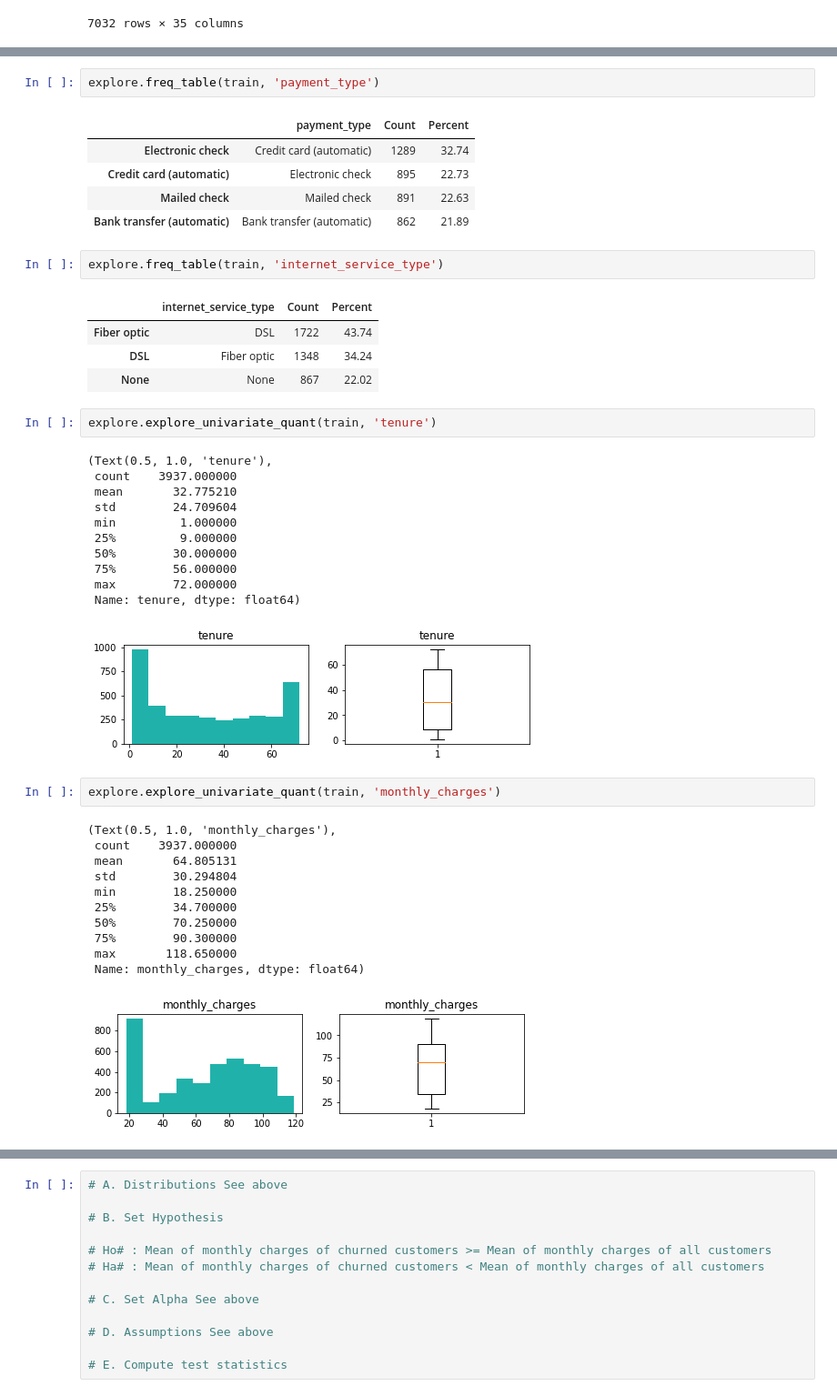
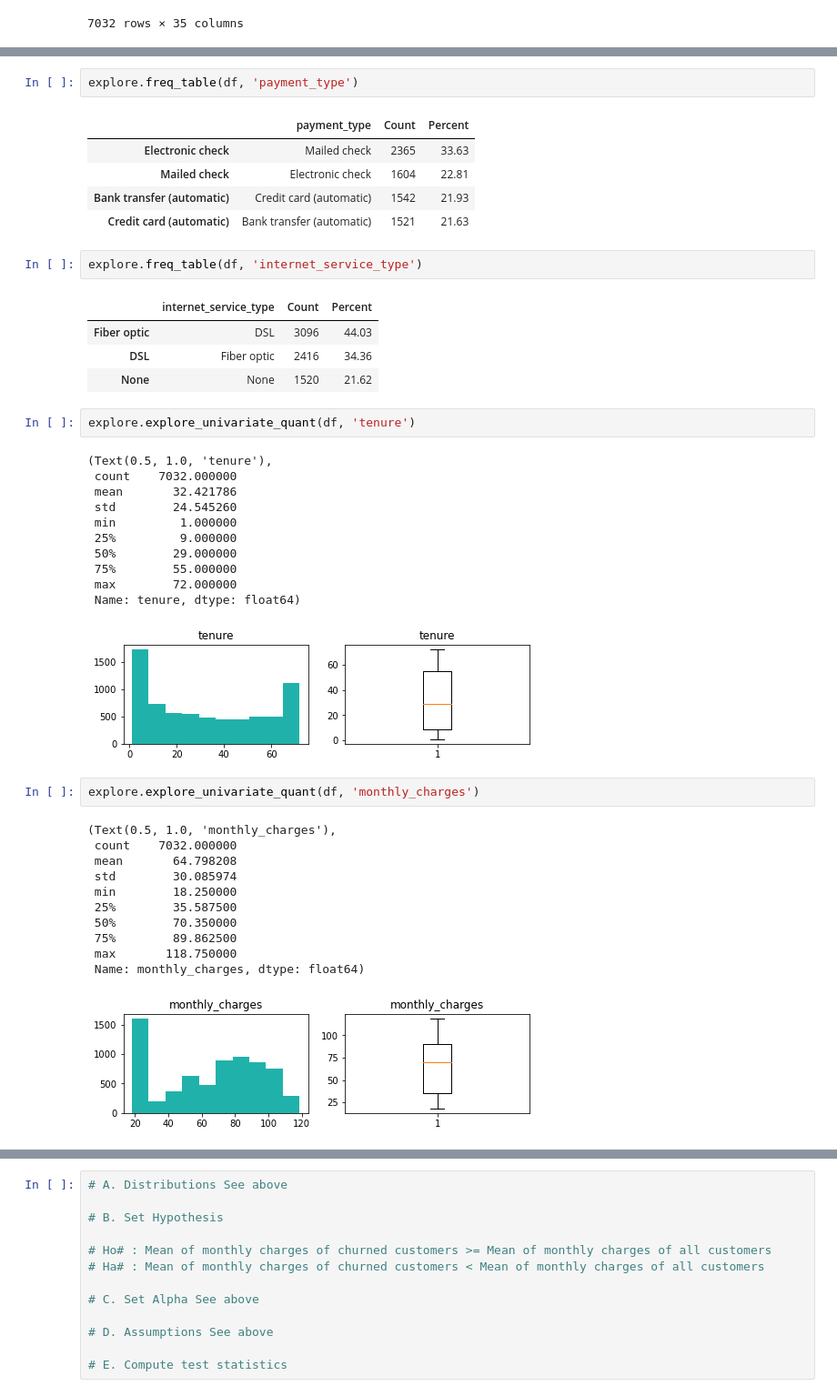
Before and after one commit to tim-keriazes/telco_project, a Jupyter notebook: telco_exploration.ipynb, the cells around one changed output, grey strips where cells are left out. Shown at 91% size. Cells and saved outputs as stored; diff of their text form.

```diff
--- a/telco_exploration.ipynb
+++ b/telco_exploration.ipynb
@@ -127,43 +123,43 @@ explore.freq_table(train, 'contract_type')
 # %%
-explore.freq_table(train, 'payment_type')
+explore.freq_table(df, 'payment_type')
 # %% [output]
 |  | payment_type | Count | Percent |
-| Electronic check | Credit card (automatic) | 1289 | 32.74 |
-| Credit card (automatic) | Electronic check | 895 | 22.73 |
-| Mailed check | Mailed check | 891 | 22.63 |
-| Bank transfer (automatic) | Bank transfer (automatic) | 862 | 21.89 |
+| Electronic check | Mailed check | 2365 | 33.63 |
+| Mailed check | Electronic check | 1604 | 22.81 |
+| Bank transfer (automatic) | Credit card (automatic) | 1542 | 21.93 |
+| Credit card (automatic) | Bank transfer (automatic) | 1521 | 21.63 |
 # %%
-explore.freq_table(train, 'internet_service_type')
+explore.freq_table(df, 'internet_service_type')
 # %% [output]
 |  | internet_service_type | Count | Percent |
-| Fiber optic | DSL | 1722 | 43.74 |
-| DSL | Fiber optic | 1348 | 34.24 |
-| None | None | 867 | 22.02 |
+| Fiber optic | DSL | 3096 | 44.03 |
+| DSL | Fiber optic | 2416 | 34.36 |
+| None | None | 1520 | 21.62 |
 # %%
-explore.explore_univariate_quant(train, 'tenure')
+explore.explore_univariate_quant(df, 'tenure')
 # %% [output]
 (Text(0.5, 1.0, 'tenure'),
- count    3937.000000
- mean       32.775210
- std        24.709604
+ count    7032.000000
+ mean       32.421786
+ std        24.545260
  min         1.000000
  25%         9.000000
- 50%        30.000000
- 75%        56.000000
+ 50%        29.000000
+ 75%        55.000000
  max        72.000000
  Name: tenure, dtype: float64)
-[figure, old version]
+[figure, new version]
 # %%
-explore.explore_univariate_quant(train, 'monthly_charges')
+explore.explore_univariate_quant(df, 'monthly_charges')
 # %% [output]
 (Text(0.5, 1.0, 'monthly_charges'),
- count    3937.000000
- mean       64.805131
- std        30.294804
+ count    7032.000000
+ mean       64.798208
+ std        30.085974
  min        18.250000
- 25%        34.700000
- 50%        70.250000
- 75%        90.300000
- max       118.650000
+ 25%        35.587500
+ 50%        70.350000
+ 75%        89.862500
+ max       118.750000
  Name: monthly_charges, dtype: float64)
-[figure, old version]
+[figure, new version]
```
Also changed, not shown: parts of 11 cells of this notebook, 5 other files.
